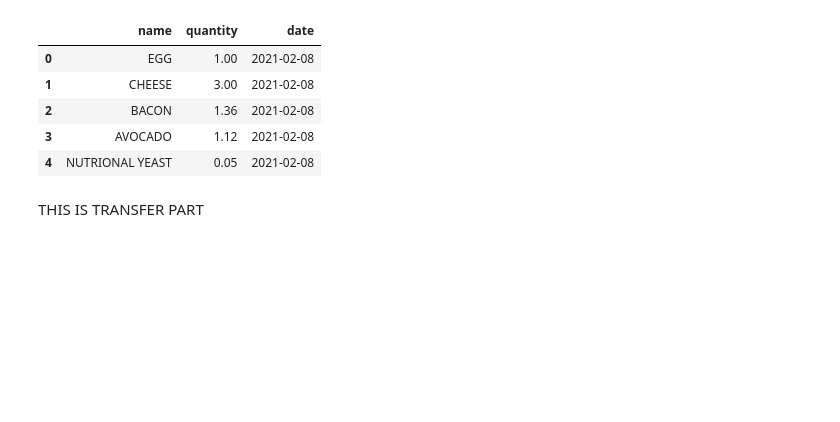
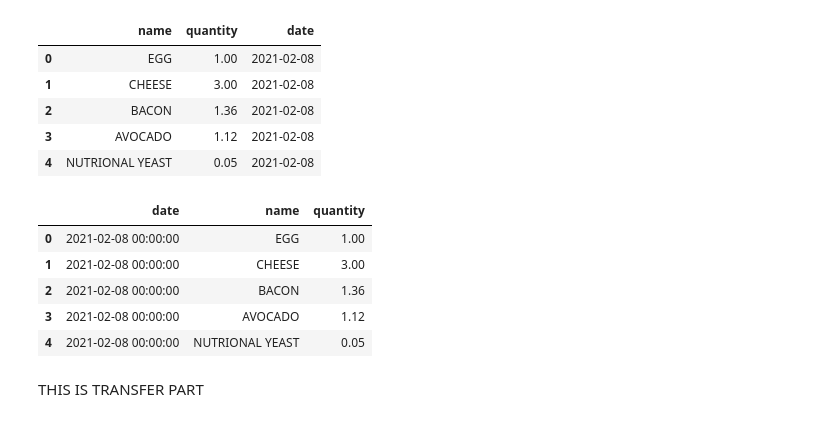
Before and after one commit to Amarilda/KPI, a Jupyter notebook: green foods.ipynb, the cells around one changed output. Saved outputs shown, nothing was run; the diff lists cells and outputs as text; code cells hidden in the pictures; blank space fills up the shorter version.

```diff
--- a/green foods.ipynb
+++ b/green foods.ipynb
@@ -133,6 +133,19 @@ import datetime
 m['date'] = pd.to_datetime((datetime.datetime.now() - datetime.timedelta(days=1))).normalize()
 # %%
 m.to_sql("daily", conn, if_exists='append', index = False)
+# %%
+conn = sqlite3.connect('food.db')
+query = "SELECT * FROM daily;"
+
+voo = pd.read_sql_query(query,conn)
+voo
+# %% [output]
+|  | date | name | quantity |
+| 0 | 2021-02-08 00:00:00 | EGG | 1.00 |
+| 1 | 2021-02-08 00:00:00 | CHEESE | 3.00 |
+| 2 | 2021-02-08 00:00:00 | BACON | 1.36 |
+| 3 | 2021-02-08 00:00:00 | AVOCADO | 1.12 |
+| 4 | 2021-02-08 00:00:00 | NUTRIONAL YEAST | 0.05 |
 # %% [markdown]
 THIS IS TRANSFER PART
 # %% [markdown]
```
Also changed, not shown: parts of 3 cells of this notebook.
